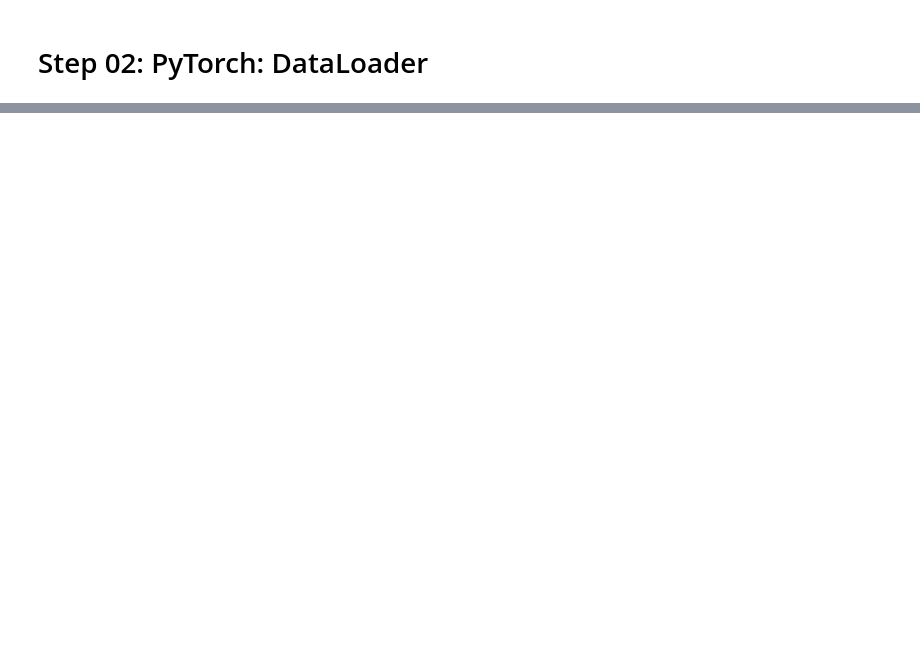
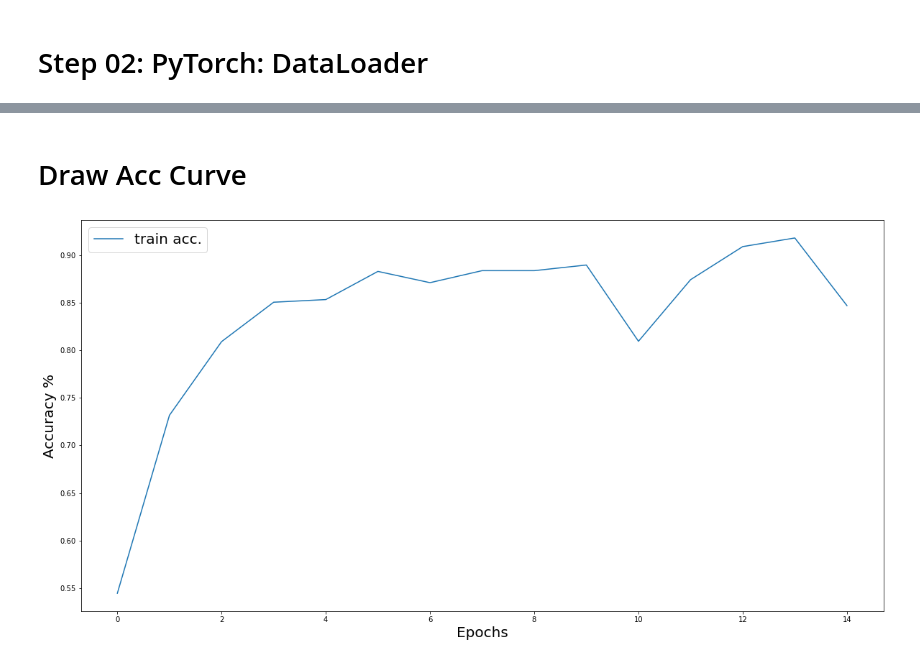
Before and after one commit to Ratherman/AI, a Jupyter notebook: DeepLearning/HW5/PyTorch_AOI_Classification.ipynb, the cells around one changed output, grey strips where cells are left out. Cells and saved outputs as stored; diff of their text form; code cells hidden in the pictures; blank space fills up the shorter version.

```diff
--- a/DeepLearning/HW5/PyTorch_AOI_Classification.ipynb
+++ b/DeepLearning/HW5/PyTorch_AOI_Classification.ipynb
@@ -36,0 +77,8 @@ plt.show()
+# %%
+import torch
+
+root_train = "../__HW5_DATA/train_images/"
+train_csv = "../__HW5_DATA/train.csv"
+
+Train_Dataset = AOI_Dataset(target_csv = train_csv, root_path = root_train)
+Train_DataLoader = torch.utils.data.DataLoader(dataset = Train_Dataset, batch_size = 8, shuffle = True)
@@ -36,0 +134,6 @@ plt.show()
+# %%
+import torch.optim as optim
+
+criterion = nn.CrossEntropyLoss()
+optimizer = optim.RMSprop(lenet.parameters(), lr=1e-4)
+epoch = 30
@@ -36,0 +199,14 @@ plt.show()
+# %% [markdown]
+# Draw Acc Curve
+# %%
+import matplotlib.pyplot as plt
+
+plt.figure(figsize=(20, 10))
+plt.xlabel("Epochs", fontsize = 20)
+plt.ylabel("Accuracy %", fontsize = 20)
+
+plt.plot(train_acc_list, label = "train acc.")
+plt.legend(loc=2, fontsize=20)
+plt.show()
+# %% [output]
+[figure, added]
```
Also changed, not shown: parts of 13 cells of this notebook, 1 other file.
